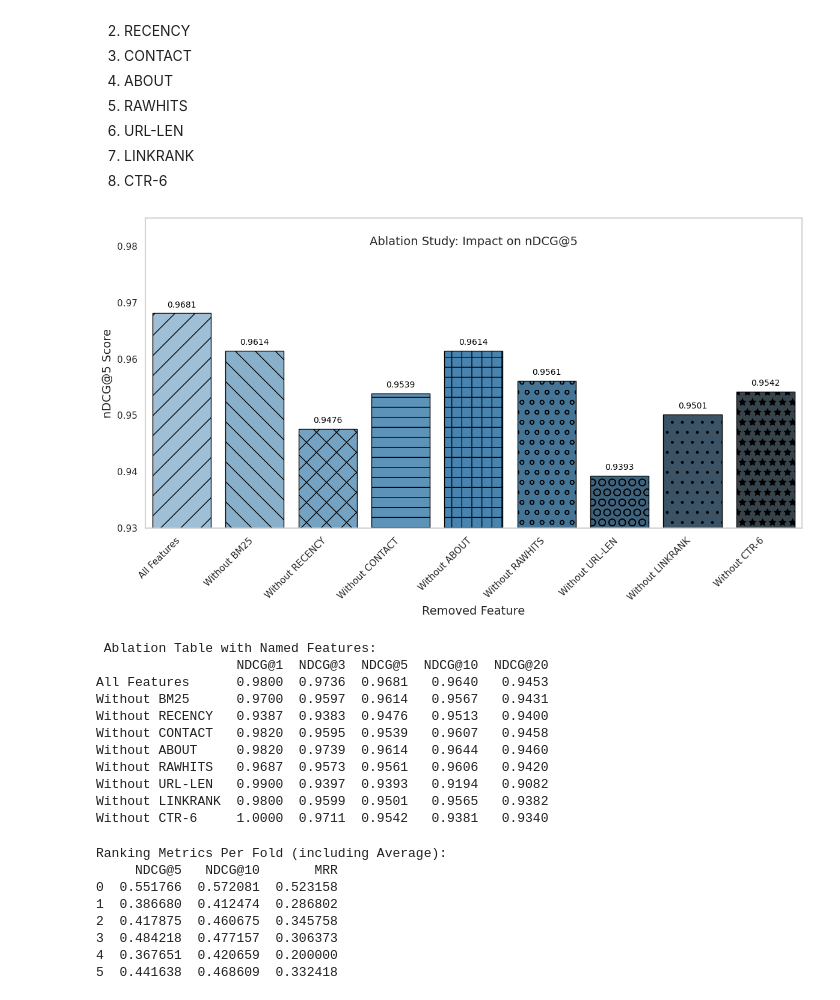
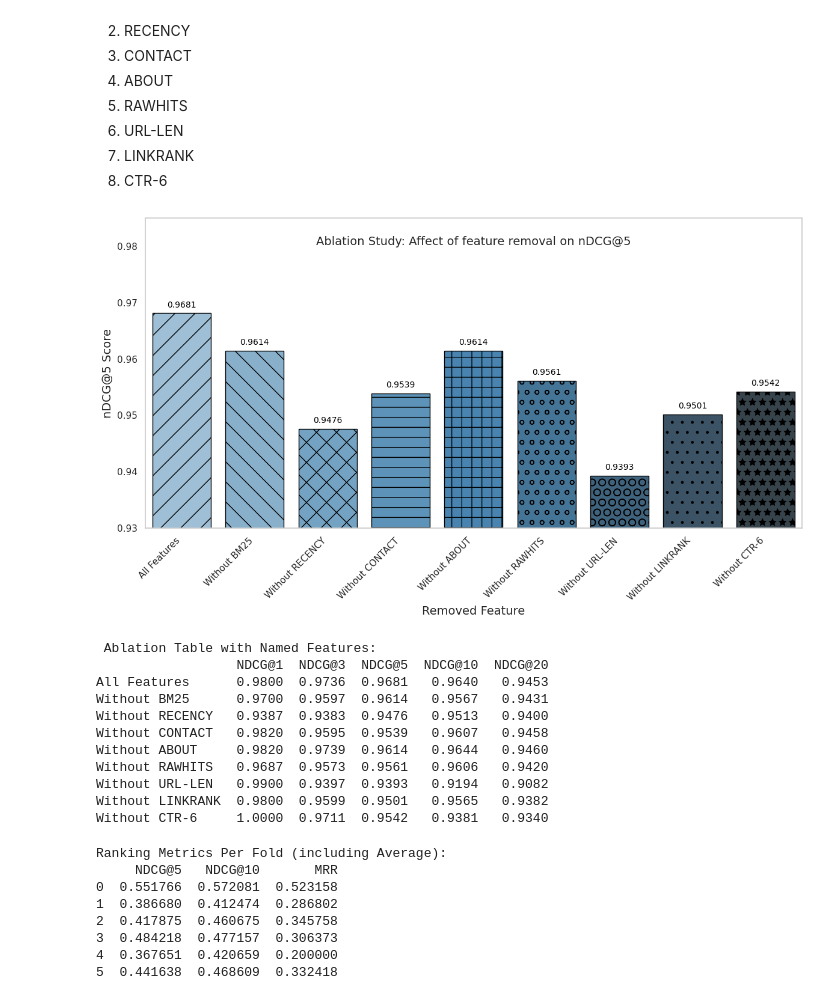
Before and after one commit to ColinDaly75/ES-Ranking, a Jupyter notebook: ltr-compute-es-search-results.ipynb, the cells around one changed output. Saved outputs shown, nothing was run; the diff lists cells and outputs as text; code cells hidden in the pictures.

```diff
--- a/ltr-compute-es-search-results.ipynb
+++ b/ltr-compute-es-search-results.ipynb
@@ -358,7 +371,7 @@ sns.set(style="whitegrid")
 fig, ax = plt.subplots(figsize=(12, 7))
 barplot = sns.barplot(x=results_df.index, y=results_df["NDCG@5"], palette="Blues_d", ax=ax, edgecolor='black')
 
-ax.set_title("Ablation Study: Impact on nDCG@5", fontsize=14, loc='center', pad=-40, y=1.02)
+ax.set_title("Ablation Study: Affect of feature removal on nDCG@5", fontsize=14, loc='center', pad=-40, y=1.02)
 ax.set_ylabel("nDCG@5 Score", fontsize=14)
 ax.set_xlabel("Removed Feature", fontsize=14)
 ax.set_ylim(0.93, 0.985)
@@ -366,34 +379,34 @@ ax.set_ylim(0.93, 0.985)
 # Define hatch patterns to cycle through
 hatches = ['/', '\\', 'x', '-', '+', 'o', 'O', '.', '*']
 
 # Apply hatch patterns to each bar
 for i, bar in enumerate(barplot.patches):
     hatch = hatches[i % len(hatches)]
     bar.set_hatch(hatch)
 
 # Annotate bars
 for p in barplot.patches:
     height = p.get_height()
     ax.annotate(f'{height:.4f}', (p.get_x() + p.get_width() / 2., height),
                 ha='center', va='bottom', fontsize=10, color='black', xytext=(0, 5),
                 textcoords='offset points')
 
 plt.xticks(rotation=45, ha="right")
 plt.tight_layout()
 plt.grid(axis='y')
 
 
 
 
 # 9. Save plot as PNG
 plt.savefig("Fig-nDCG-ablation-study-3a.png", format='png', bbox_inches='tight')
 plt.show()
 
 # 10. Print updated results table
 print("\n Ablation Table with Named Features:")
 print(results_df.round(4))
 # %% [output]
-[figure, old version]
+[figure, new version]
  Ablation Table with Named Features:
                   NDCG@1  NDCG@3  NDCG@5  NDCG@10  NDCG@20
 All Features      0.9800  0.9736  0.9681   0.9640   0.9453
```
Also changed, not shown: parts of 2 cells of this notebook.
